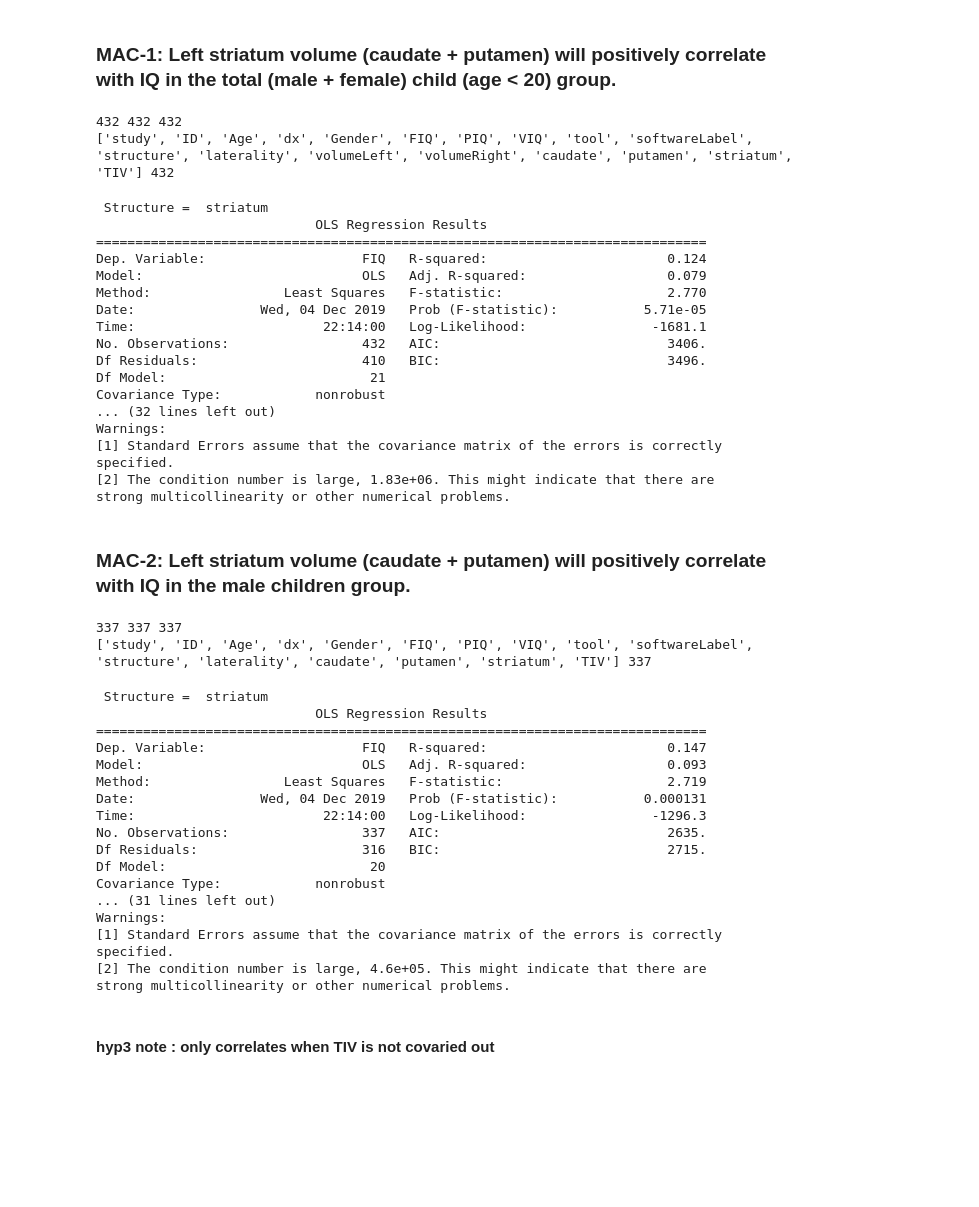
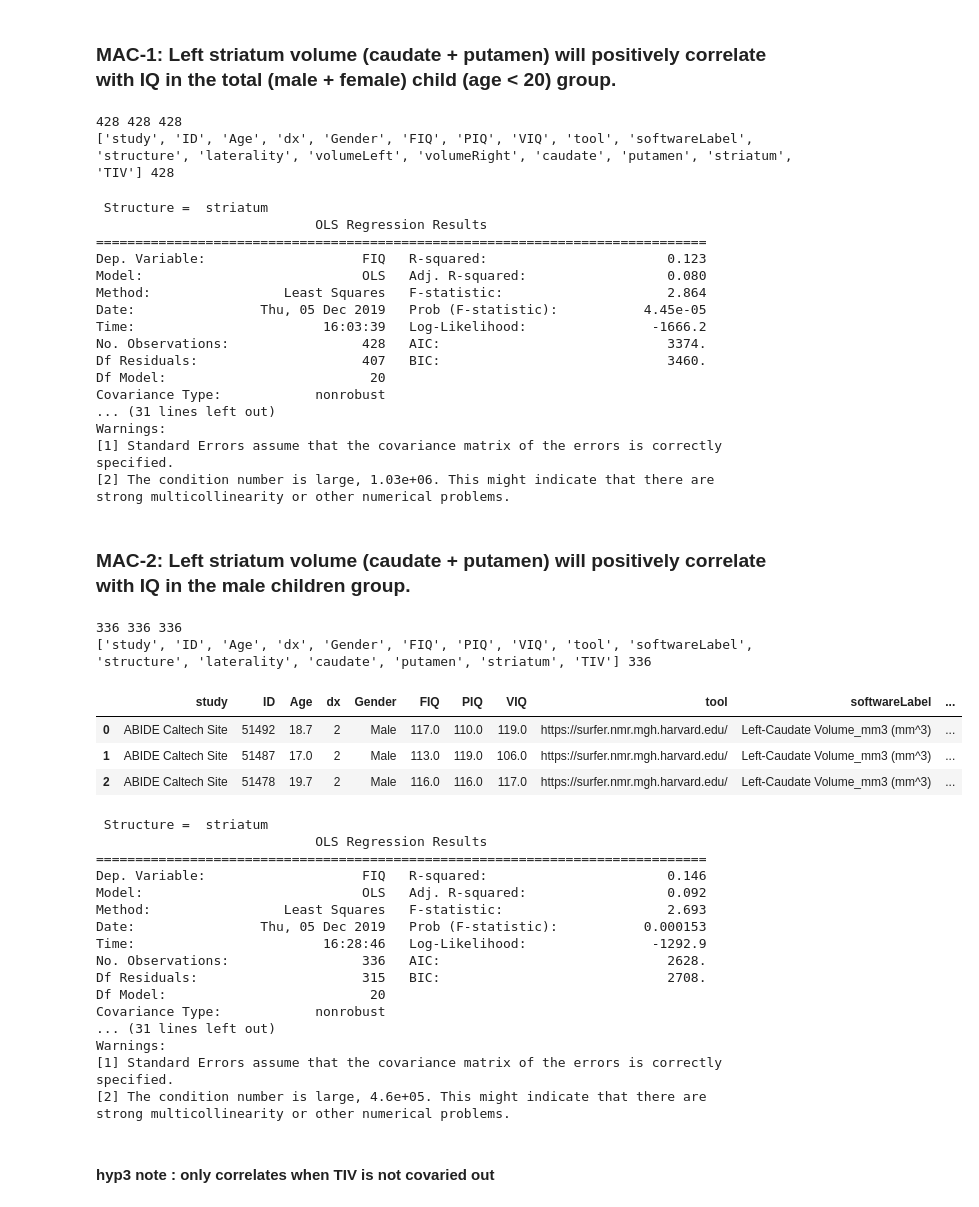
Before and after one commit to jbpoline/simple2_analysis, a Jupyter notebook: simple2-cleaner.ipynb, the cells around one changed output. Cells and saved outputs as stored; diff of their text form; code cells hidden in the pictures; blank space fills up the shorter version.

```diff
--- a/simple2-cleaner.ipynb
+++ b/simple2-cleaner.ipynb
@@ -134,6 +134,7 @@ def define_conditions(df, tooldic={}, normalDev=(), adhd=(), h2ube={}):
 
     #========== age
     diccond['age<=20'] = (df['Age'] <= 20)
+    diccond['age<20'] = (df['Age'] < 20)
     diccond['age<12'] = (df['Age'] < 12)
     diccond['age>=12'] = (df['Age'] >= 12)
 
@@ -291,9 +292,10 @@ strong multicollinearity or other numerical problems.
 # %% [markdown]
 ### MAC-1: Left striatum volume (caudate + putamen) will positively correlate with IQ in the total (male + female) child (age < 20) group.
 # %%
-hyp2_caud = ['fiq>0','normDev','fs','age<=20','caudate'] # ,'abide']
-hyp2_put = ['fiq>0','normDev','fs','age<=20','putamen'] # ,'abide']
-hyp2_tiv = ['fiq>0','normDev','fs','age<=20','TIV'] # ,'abide']
+hyp2 = ['fiq>0','normDev','fs','age<20']
+hyp2_caud = hyp2 + ['caudate'] # ,'abide']
+hyp2_put = hyp2 + ['putamen'] # ,'abide']
+hyp2_tiv = hyp2 + ['TIV'] # ,'abide']
 tmp_caud = apply_cond(hie, condic, hyp2_caud, dropnaset=dropnaset)
 caud = split_merge_df(tmp_caud, indx='ID', spliton='laterality', levels=['Left','Right'],
                        keep_col='volume', op='+',colrename='caudate')
@@ -309,8 +311,8 @@ stria = pd.merge(left=stria, right=tmp_tiv[['ID','volume']], left_on='ID', right
 stria.rename(columns={'volume':'TIV'},inplace=True)
 print(list(stria),len(stria))
 # %% [output]
-432 432 432
-['study', 'ID', 'Age', 'dx', 'Gender', 'FIQ', 'PIQ', 'VIQ', 'tool', 'softwareLabel', 'structure', 'laterality', 'volumeLeft', 'volumeRight', 'caudate', 'putamen', 'striatum', 'TIV'] 432
+428 428 428
+['study', 'ID', 'Age', 'dx', 'Gender', 'FIQ', 'PIQ', 'VIQ', 'tool', 'softwareLabel', 'structure', 'laterality', 'volumeLeft', 'volumeRight', 'caudate', 'putamen', 'striatum', 'TIV'] 428
 # %%
 print(" Structure = ", 'striatum')
 
@@ -325,43 +327,52 @@ print(mdf.summary())
  Structure =  striatum
                             OLS Regression Results
 ==============================================================================
-Dep. Variable:                    FIQ   R-squared:                       0.124
-Model:                            OLS   Adj. R-squared:                  0.079
-Method:                 Least Squares   F-statistic:                     2.770
-Date:                Wed, 04 Dec 2019   Prob (F-statistic):           5.71e-05
-Time:                        22:14:00   Log-Likelihood:                -1681.1
-No. Observations:                 432   AIC:                             3406.
-Df Residuals:                     410   BIC:                             3496.
-Df Model:                          21
+Dep. Variable:                    FIQ   R-squared:                       0.123
+Model:                            OLS   Adj. R-squared:                  0.080
+Method:                 Least Squares   F-statistic:                     2.864
+Date:                Thu, 05 Dec 2019   Prob (F-statistic):           4.45e-05
+Time:                        16:03:39   Log-Likelihood:                -1666.2
+No. Observations:                 428   AIC:                             3374.
+Df Residuals:                     407   BIC:                             3460.
+Df Model:                          20
 Covariance Type:            nonrobust
-... (32 lines left out)
+... (31 lines left out)
 Warnings:
 [1] Standard Errors assume that the covariance matrix of the errors is correctly specified.
-[2] The condition number is large, 1.83e+06. This might indicate that there are
+[2] The condition number is large, 1.03e+06. This might indicate that there are
 strong multicollinearity or other numerical problems.
 # %% [markdown]
 ### MAC-2: Left striatum volume (caudate + putamen) will positively correlate with IQ in the male children group.
 # %%
-hyp3_caud = ['fiq>0','normDev','fs','age<=20','caudate','left','male'] # ,'abide']
-hyp3_put = ['fiq>0','normDev','fs','age<=20','putamen','left','male'] # ,'abide']
-hyp3_tiv = ['fiq>0','normDev','fs','age<=20','TIV','male'] # ,'abide']
+hyp3 = ['fiq>0','normDev','age<20','male','fs']
+hyp3_caud = hyp3 + ['caudate','left']
+hyp3_put = hyp3 + ['putamen','left']
+hyp3_tiv = hyp3 + ['TIV']
 caud = apply_cond(hie, condic, hyp3_caud, dropnaset=dropnaset)
+#print(put.head(4))
 caud.rename(columns={'volume':'caudate'},inplace=True)
 
 put = apply_cond(hie, condic, hyp3_put, dropnaset=dropnaset)
+#print(put.head(4))
 put.rename(columns={'volume':'putamen'},inplace=True)
+
 
 tiv = apply_cond(hie, condic, hyp3_tiv, dropnaset=dropnaset)
 print(len(caud), len(put), len(tiv))
 
 stria = pd.merge(left=caud, right=put[['ID','putamen']], left_on='ID', right_on='ID')
 stria['striatum'] = stria['caudate']+stria['putamen']
 stria = pd.merge(left=stria, right=tmp_tiv[['ID','volume']], left_on='ID', right_on='ID')
 stria.rename(columns={'volume':'TIV'},inplace=True)
 print(list(stria),len(stria))
+stria.head(3)
 # %% [output]
-337 337 337
-['study', 'ID', 'Age', 'dx', 'Gender', 'FIQ', 'PIQ', 'VIQ', 'tool', 'softwareLabel', 'structure', 'laterality', 'caudate', 'putamen', 'striatum', 'TIV'] 337
+336 336 336
+['study', 'ID', 'Age', 'dx', 'Gender', 'FIQ', 'PIQ', 'VIQ', 'tool', 'softwareLabel', 'structure', 'laterality', 'caudate', 'putamen', 'striatum', 'TIV'] 336
+|  | study | ID | Age | dx | Gender | FIQ | PIQ | VIQ | tool | softwareLabel | ... |
+| 0 | ABIDE Caltech Site | 51492 | 18.7 | 2 | Male | 117.0 | 110.0 | 119.0 | https://surfer.nmr.mgh.harvard.edu/ | Left-Caudate Volume_mm3 (mm^3) | ... |
+| 1 | ABIDE Caltech Site | 51487 | 17.0 | 2 | Male | 113.0 | 119.0 | 106.0 | https://surfer.nmr.mgh.harvard.edu/ | Left-Caudate Volume_mm3 (mm^3) | ... |
+| 2 | ABIDE Caltech Site | 51478 | 19.7 | 2 | Male | 116.0 | 116.0 | 117.0 | https://surfer.nmr.mgh.harvard.edu/ | Left-Caudate Volume_mm3 (mm^3) | ... |
 # %%
 print(" Structure = ", 'striatum')
 
@@ -376,13 +387,13 @@ print(mdf.summary())
  Structure =  striatum
                             OLS Regression Results
 ==============================================================================
-Dep. Variable:                    FIQ   R-squared:                       0.147
-Model:                            OLS   Adj. R-squared:                  0.093
-Method:                 Least Squares   F-statistic:                     2.719
-Date:                Wed, 04 Dec 2019   Prob (F-statistic):           0.000131
-Time:                        22:14:00   Log-Likelihood:                -1296.3
-No. Observations:                 337   AIC:                             2635.
-Df Residuals:                     316   BIC:                             2715.
+Dep. Variable:                    FIQ   R-squared:                       0.146
+Model:                            OLS   Adj. R-squared:                  0.092
+Method:                 Least Squares   F-statistic:                     2.693
+Date:                Thu, 05 Dec 2019   Prob (F-statistic):           0.000153
+Time:                        16:28:46   Log-Likelihood:                -1292.9
+No. Observations:                 336   AIC:                             2628.
+Df Residuals:                     315   BIC:                             2708.
 Df Model:                          20
 Covariance Type:            nonrobust
 ... (31 lines left out)
```
Also changed, not shown: parts of 27 cells of this notebook, 1 other file.
